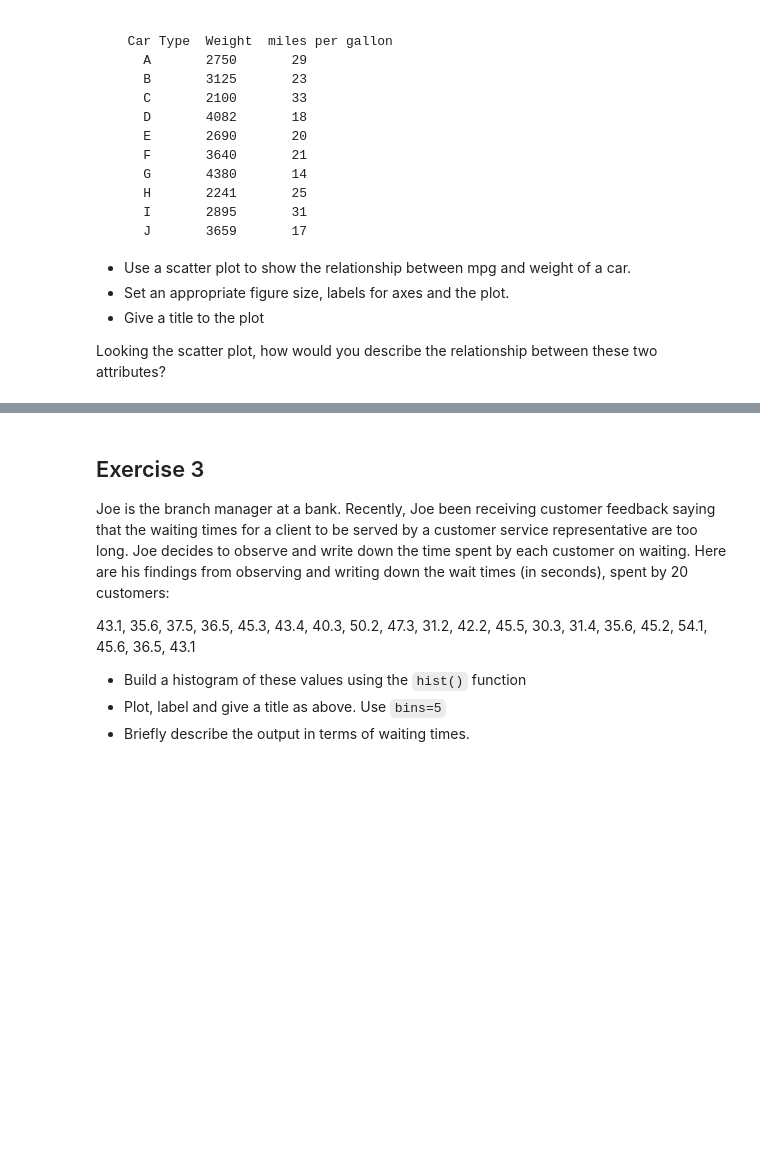
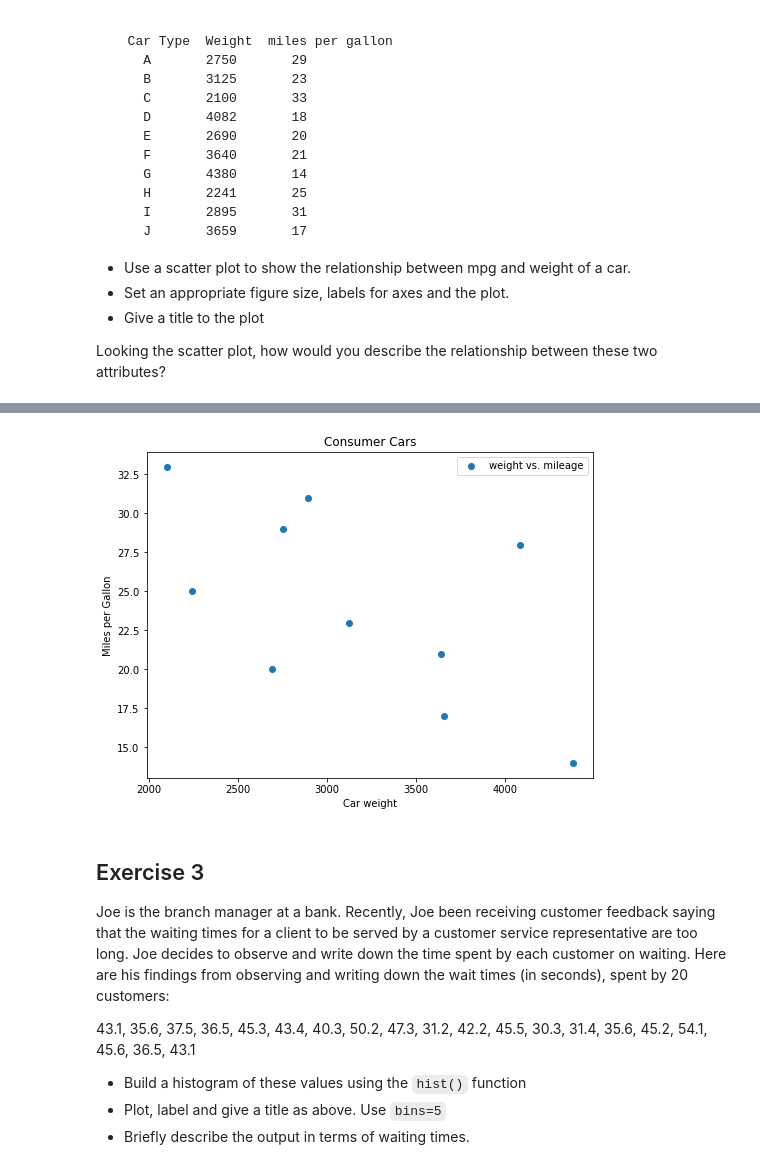
Before and after one commit to ztimmons/dsc-data-viz-lab-houston-ds-060319, a Jupyter notebook: index.ipynb, the cells around one changed output, grey strips where cells are left out. Drawn from its saved outputs; the diff is of its cells as text; code cells hidden in the pictures; blank space fills up the shorter version.

```diff
--- a/index.ipynb
+++ b/index.ipynb
@@ -76,3 +73,21 @@ Looking the scatter plot, how would you describe the relationship between these
+# %%
+weight = [2750, 3125, 2100, 4082, 2690, 3640, 4380, 2241, 2895, 3659]
+mpg = [29, 23, 33, 28, 20, 21, 14, 25, 31, 17]
+
+# Set the figure size in inches
+plt.figure(figsize=(8,6))
+
+plt.scatter(weight, mpg, label = "weight vs. mileage" )
+
+# Set x and y axes labels
+plt.xlabel('Car weight')
+plt.ylabel('Miles per Gallon')
+
+plt.title('Consumer Cars')
+plt.legend()
+plt.show()
+# %% [output]
+[figure, added]
 # %% [markdown]
 ## Exercise 3
 
```
Also changed, not shown: parts of 1 cell of this notebook.
